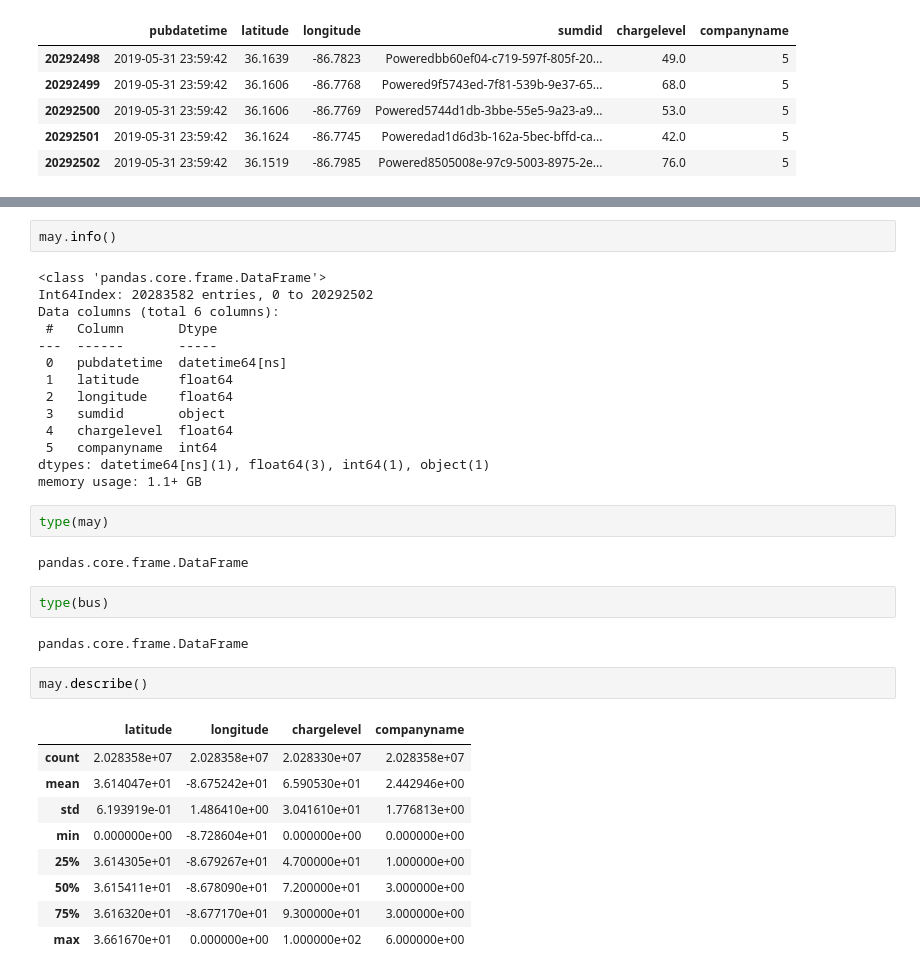
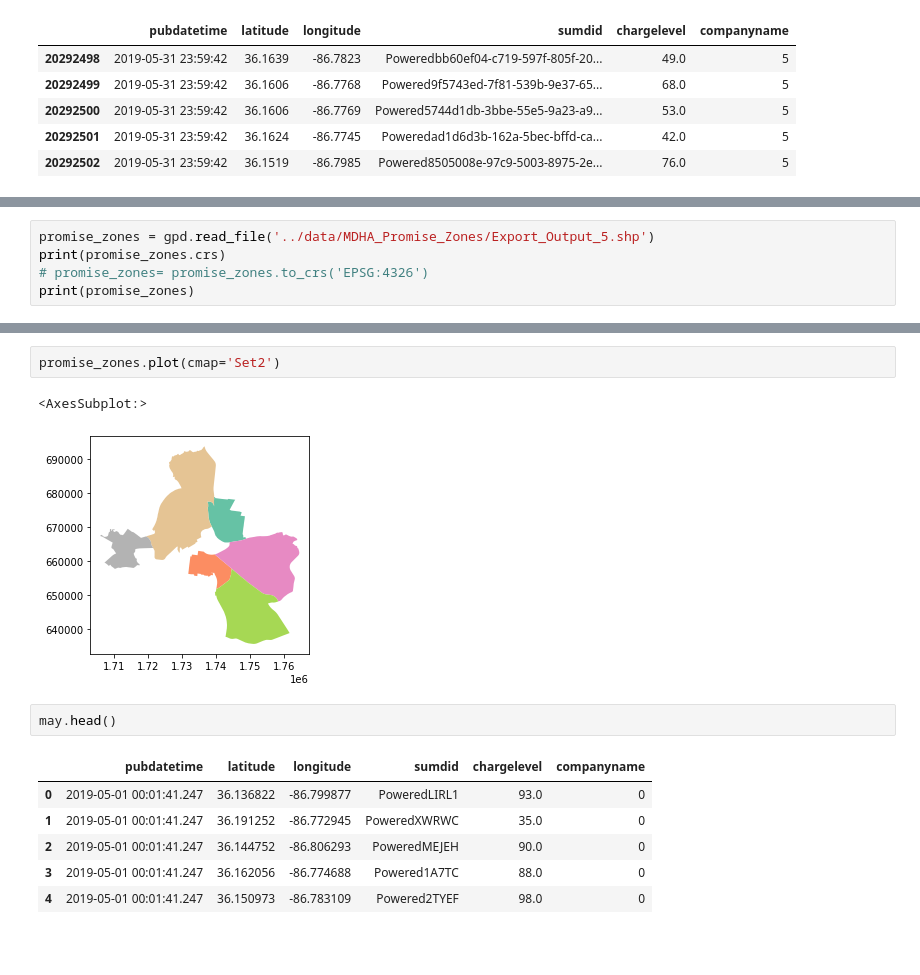
Before and after one commit to derektprice/mapping_scooters_nashville_python, a Jupyter notebook: notebooks/may2.ipynb, the cells around one changed output, grey strips where cells are left out. Cells and saved outputs as stored; diff of their text form; blank space fills up the shorter version.

```diff
--- a/notebooks/may2.ipynb
+++ b/notebooks/may2.ipynb
@@ -52,0 +26,5 @@ memory usage: 98.7+ KB
+# %%
+promise_zones = gpd.read_file('../data/MDHA_Promise_Zones/Export_Output_5.shp')
+print(promise_zones.crs)
+# promise_zones= promise_zones.to_crs('EPSG:4326')
+print(promise_zones)
@@ -53,36 +48,14 @@ memory usage: 98.7+ KB
+# %%
+promise_zones.plot(cmap='Set2')
+# %% [output]
+<AxesSubplot:>
+[figure, added]
 # %%
-may.info()
+may.head()
 # %% [output]
-<class 'pandas.core.frame.DataFrame'>
-Int64Index: 20283582 entries, 0 to 20292502
-Data columns (total 6 columns):
- #   Column       Dtype
----  ------       -----
- 0   pubdatetime  datetime64[ns]
- 1   latitude     float64
- 2   longitude    float64
- 3   sumdid       object
- 4   chargelevel  float64
- 5   companyname  int64
-dtypes: datetime64[ns](1), float64(3), int64(1), object(1)
-memory usage: 1.1+ GB
+|  | pubdatetime | latitude | longitude | sumdid | chargelevel | companyname |
+| 0 | 2019-05-01 00:01:41.247 | 36.136822 | -86.799877 | PoweredLIRL1 | 93.0 | 0 |
+| 1 | 2019-05-01 00:01:41.247 | 36.191252 | -86.772945 | PoweredXWRWC | 35.0 | 0 |
+| 2 | 2019-05-01 00:01:41.247 | 36.144752 | -86.806293 | PoweredMEJEH | 90.0 | 0 |
+| 3 | 2019-05-01 00:01:41.247 | 36.162056 | -86.774688 | Powered1A7TC | 88.0 | 0 |
+| 4 | 2019-05-01 00:01:41.247 | 36.150973 | -86.783109 | Powered2TYEF | 98.0 | 0 |
-# %%
-type(may)
-# %% [output]
-pandas.core.frame.DataFrame
-# %%
-type(bus)
-# %% [output]
-pandas.core.frame.DataFrame
-# %%
-may.describe()
-# %% [output]
-|  | latitude | longitude | chargelevel | companyname |
-| count | 2.028358e+07 | 2.028358e+07 | 2.028330e+07 | 2.028358e+07 |
-| mean | 3.614047e+01 | -8.675242e+01 | 6.590530e+01 | 2.442946e+00 |
-| std | 6.193919e-01 | 1.486410e+00 | 3.041610e+01 | 1.776813e+00 |
-| min | 0.000000e+00 | -8.728604e+01 | 0.000000e+00 | 0.000000e+00 |
-| 25% | 3.614305e+01 | -8.679267e+01 | 4.700000e+01 | 1.000000e+00 |
-| 50% | 3.615411e+01 | -8.678090e+01 | 7.200000e+01 | 3.000000e+00 |
-| 75% | 3.616320e+01 | -8.677170e+01 | 9.300000e+01 | 3.000000e+00 |
-| max | 3.661670e+01 | 0.000000e+00 | 1.000000e+02 | 6.000000e+00 |
```
Also changed, not shown: parts of 6 cells of this notebook, 1 other file.
